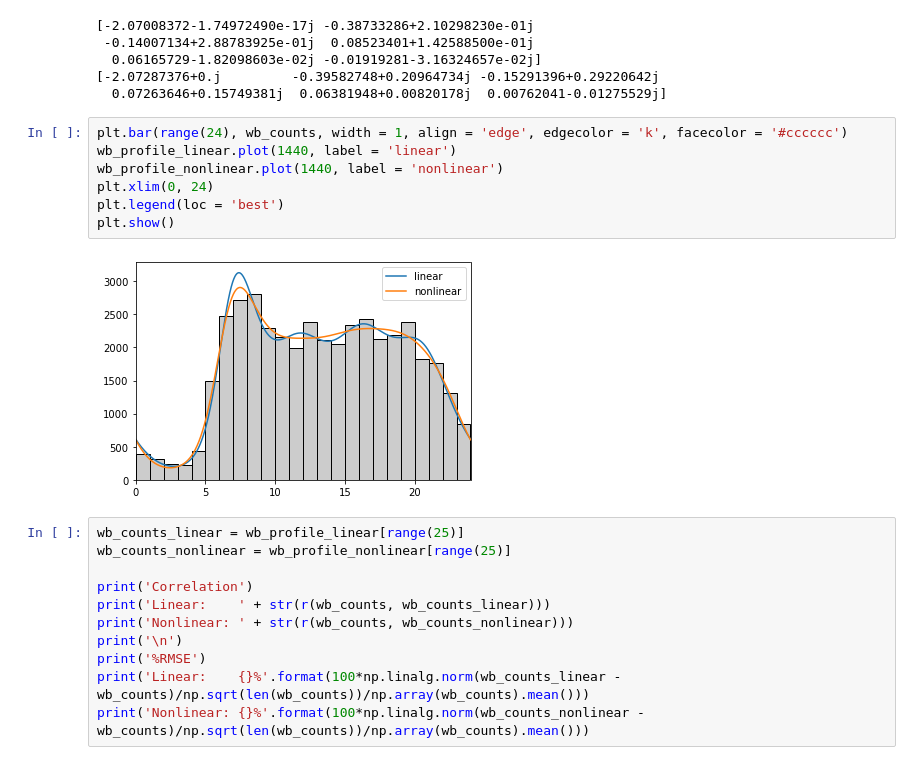
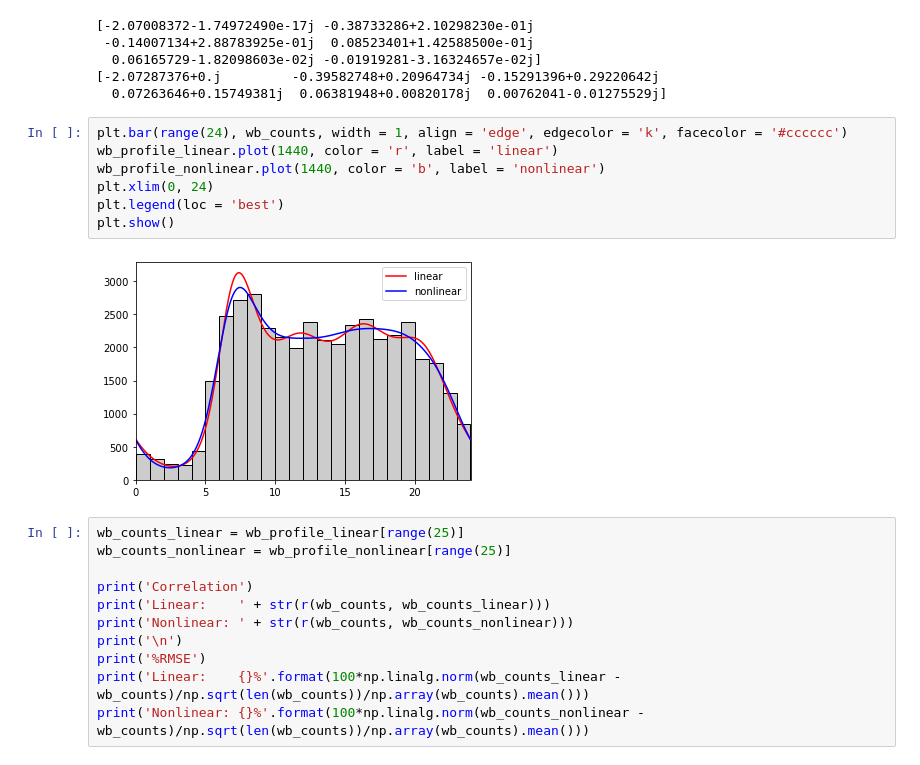
Before and after one commit to JoeJimFlood/binprism, a Jupyter notebook: doc/examples/notebooks/TrafficCountsWithOptimization.ipynb, the cells around one changed output. Cells and saved outputs as stored; diff of their text form.

Commit message:
Added linear vs nonlinear plots

```diff
--- a/doc/examples/notebooks/TrafficCountsWithOptimization.ipynb
+++ b/doc/examples/notebooks/TrafficCountsWithOptimization.ipynb
@@ -93,13 +93,13 @@ print((wb_profile_nonlinear.dist.log_pdf_coef.c))
   0.07263646+0.15749381j  0.06381948+0.00820178j  0.00762041-0.01275529j]
 # %%
 plt.bar(range(24), wb_counts, width = 1, align = 'edge', edgecolor = 'k', facecolor = '#cccccc')
-wb_profile_linear.plot(1440, label = 'linear')
-wb_profile_nonlinear.plot(1440, label = 'nonlinear')
+wb_profile_linear.plot(1440, color = 'r', label = 'linear')
+wb_profile_nonlinear.plot(1440, color = 'b', label = 'nonlinear')
 plt.xlim(0, 24)
 plt.legend(loc = 'best')
 plt.show()
 # %% [output]
-[figure, old version]
+[figure, new version]
 # %%
 wb_counts_linear = wb_profile_linear[range(25)]
 wb_counts_nonlinear = wb_profile_nonlinear[range(25)]
```
Also changed, not shown: parts of 3 cells of this notebook, 2 other files.
